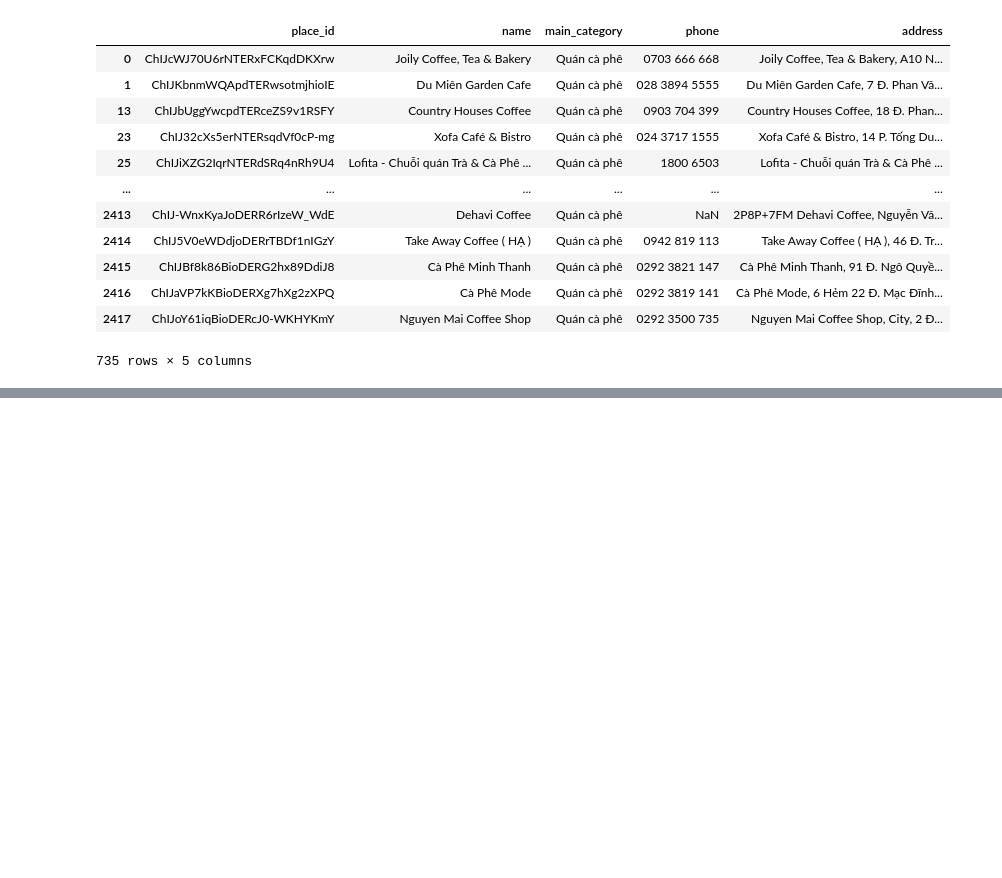
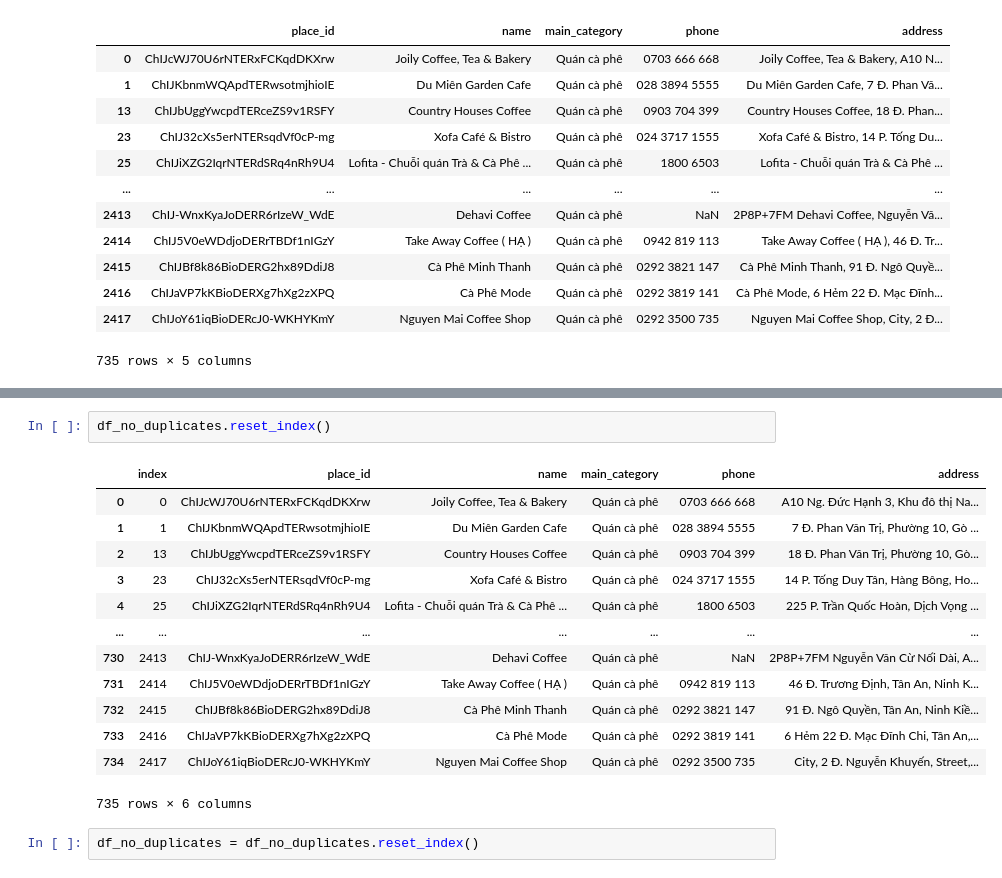
Before and after one commit to Kten987/google-map_v2, a Jupyter notebook: src/map.ipynb, the cells around one changed output, grey strips where cells are left out. Cells and saved outputs as stored; diff of their text form; blank space fills up the shorter version.

```diff
--- a/src/map.ipynb
+++ b/src/map.ipynb
@@ -64,0 +93,18 @@ def get_location(place_id):
+# %%
+df_no_duplicates.reset_index()
+# %% [output]
+|  | index | place_id | name | main_category | phone | address |
+| 0 | 0 | ChIJcWJ70U6rNTERxFCKqdDKXrw | Joily Coffee, Tea & Bakery | Quán cà phê | 0703 666 668 | A10 Ng. Đức Hạnh 3, Khu đô thị Na... |
+| 1 | 1 | ChIJKbnmWQApdTERwsotmjhioIE | Du Miên Garden Cafe | Quán cà phê | 028 3894 5555 | 7 Đ. Phan Văn Trị, Phường 10, Gò ... |
+| 2 | 13 | ChIJbUggYwcpdTERceZS9v1RSFY | Country Houses Coffee | Quán cà phê | 0903 704 399 | 18 Đ. Phan Văn Trị, Phường 10, Gò... |
+| 3 | 23 | ChIJ32cXs5erNTERsqdVf0cP-mg | Xofa Café & Bistro | Quán cà phê | 024 3717 1555 | 14 P. Tống Duy Tân, Hàng Bông, Ho... |
+| 4 | 25 | ChIJiXZG2IqrNTERdSRq4nRh9U4 | Lofita - Chuỗi quán Trà & Cà Phê ... | Quán cà phê | 1800 6503 | 225 P. Trần Quốc Hoàn, Dịch Vọng ... |
+| ... | ... | ... | ... | ... | ... | ... |
+| 730 | 2413 | ChIJ-WnxKyaJoDERR6rIzeW_WdE | Dehavi Coffee | Quán cà phê | NaN | 2P8P+7FM Nguyễn Văn Cừ Nối Dài, A... |
+| 731 | 2414 | ChIJ5V0eWDdjoDERrTBDf1nIGzY | Take Away Coffee ( HẠ ) | Quán cà phê | 0942 819 113 | 46 Đ. Trương Định, Tân An, Ninh K... |
+| 732 | 2415 | ChIJBf8k86BioDERG2hx89DdiJ8 | Cà Phê Minh Thanh | Quán cà phê | 0292 3821 147 | 91 Đ. Ngô Quyền, Tân An, Ninh Kiề... |
+| 733 | 2416 | ChIJaVP7kKBioDERXg7hXg2zXPQ | Cà Phê Mode | Quán cà phê | 0292 3819 141 | 6 Hẻm 22 Đ. Mạc Đĩnh Chi, Tân An,... |
+| 734 | 2417 | ChIJoY61iqBioDERcJ0-WKHYKmY | Nguyen Mai Coffee Shop | Quán cà phê | 0292 3500 735 | City, 2 Đ. Nguyễn Khuyến, Street,... |
+735 rows × 6 columns
+# %%
+df_no_duplicates = df_no_duplicates.reset_index()
```
Also changed, not shown: parts of 54 cells of this notebook, 7 other files.
